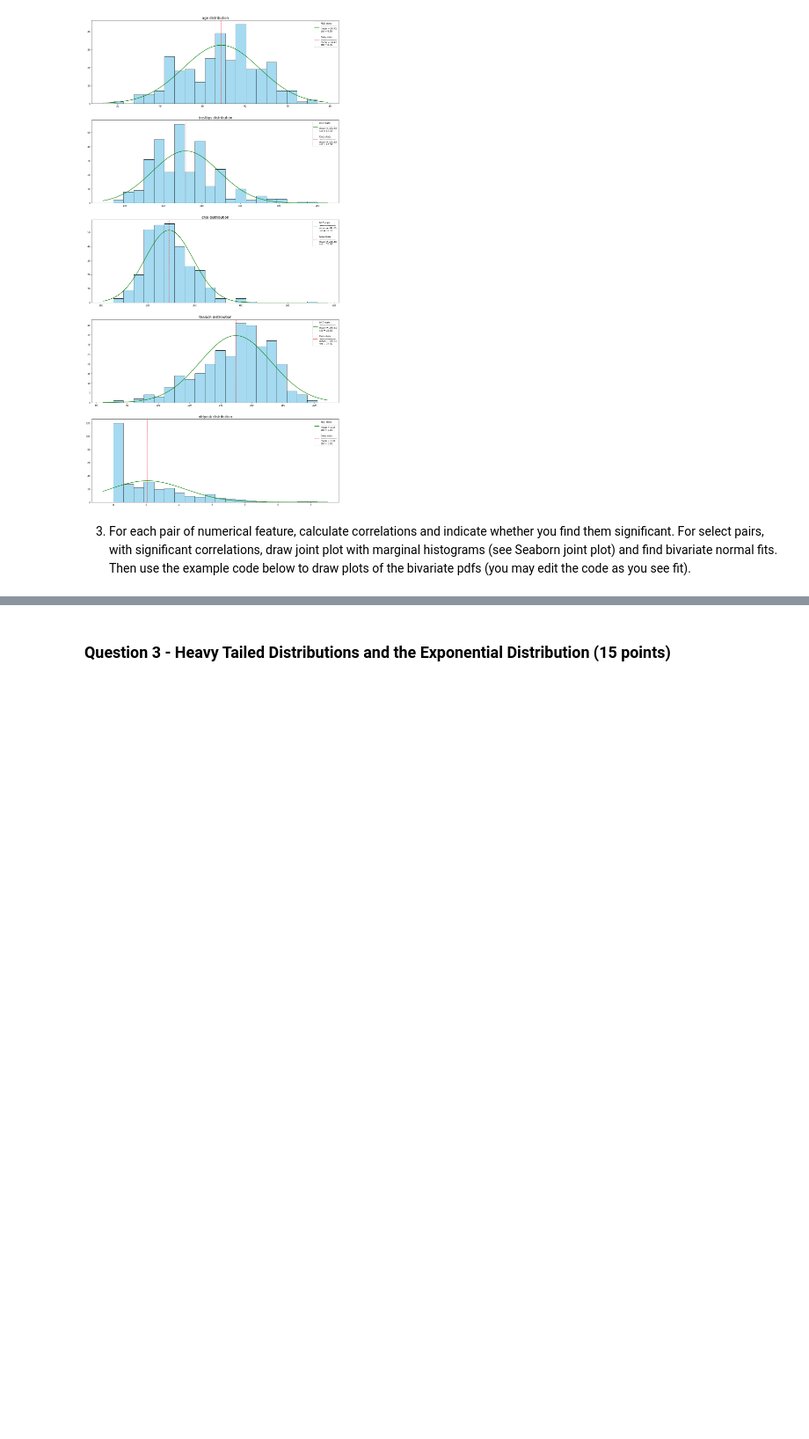
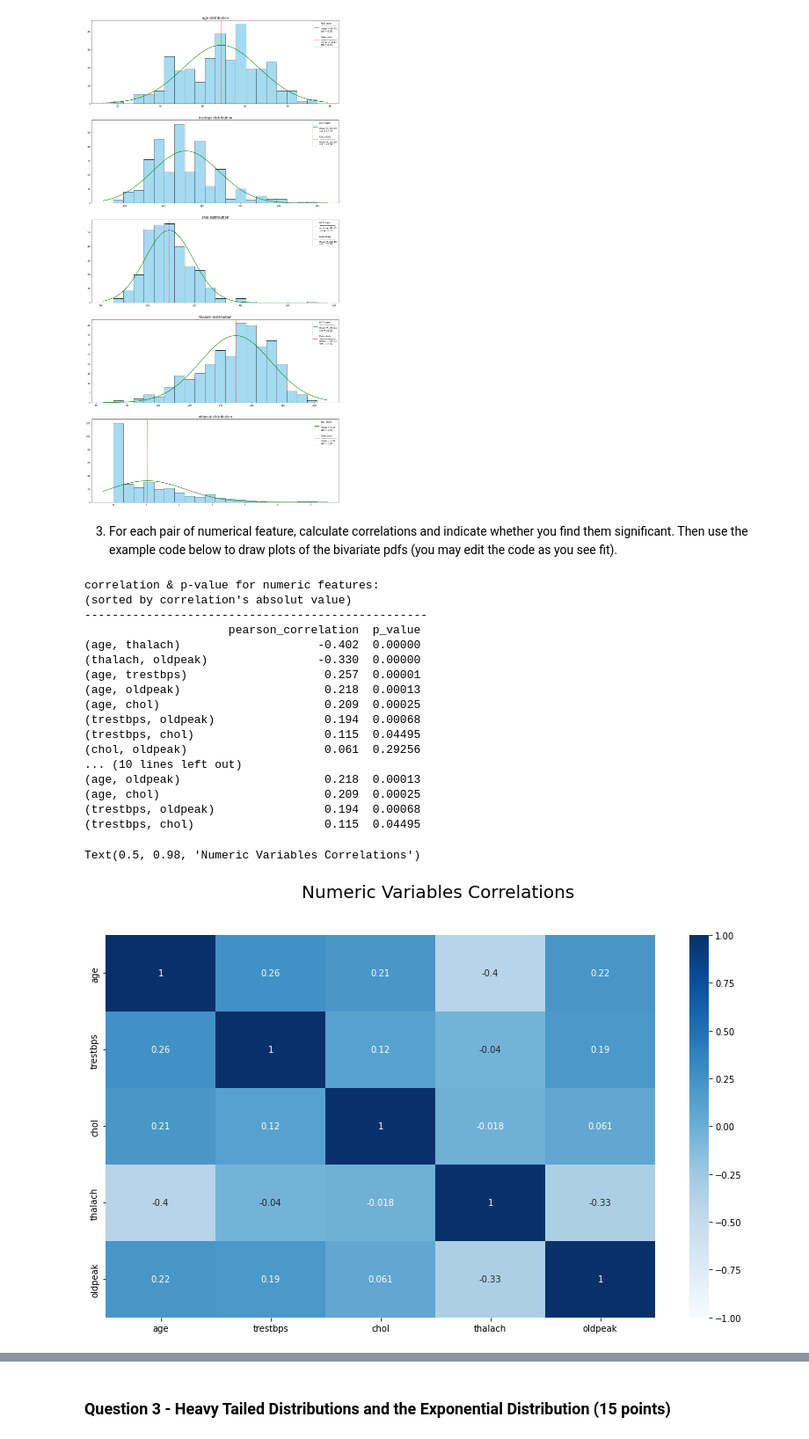
Before and after one commit to Omergral/Statistics_DataAnalysis_Msc, a Jupyter notebook: HW/HW3/HW3.ipynb, the cells around one changed output, grey strips where cells are left out. Shown at 88% size. Drawn from its saved outputs; the diff is of its cells as text; code cells hidden in the pictures; blank space fills up the shorter version.

```diff
--- a/HW/HW3/HW3.ipynb
+++ b/HW/HW3/HW3.ipynb
@@ -301,4 +309,48 @@ for idx, feature in enumerate(numerical_features):
 # %% [output]
 [figure]
 # %% [markdown]
-3. For each pair of numerical feature, calculate correlations and indicate whether you find them significant. For select pairs, with significant correlations, draw joint plot with marginal histograms (see Seaborn joint plot) and find bivariate normal fits. Then use the example code below to draw plots of the bivariate pdfs (you may edit the code as you see fit).
+3. For each pair of numerical feature, calculate correlations and indicate whether you find them significant. Then use the example code below to draw plots of the bivariate pdfs (you may edit the code as you see fit).
+# %%
+# print(f"Pearson Correlation:\n{df[numerical_features].corr()}")  # uncomment to see correlation matrix
+# print(f"\nP-Value:\n{df[numerical_features].corr(method=lambda x, y: pearsonr(x, y)[1])}")  # uncomment to see p-value matrix
+
+
+corr_matrix = df[numerical_features].corr()
+corr_dict = {}
+p_value_dict = {}
+for x, y in corr_matrix.unstack().keys():
+    if x != y:
+        if not ((x,y) in corr_dict.keys() or (y,x) in corr_dict.keys()):
+            corr_dict[(x,y)] = round(corr_matrix.unstack()[(x,y)], 3)
+            p_value_dict[(x,y)] = round(df[numerical_features].corr(method=lambda x, y: pearsonr(x, y)[1]).unstack()[(x,y)], 5)
+
+cor_pvalue_df = pd.concat((pd.DataFrame.from_dict(corr_dict, orient='index', columns=['pearson_correlation']), \
+                            pd.DataFrame.from_dict(p_value_dict, orient='index', columns=['p_value'])), axis=1).sort_values(by='pearson_correlation', key=pd.Series.abs, ascending=False)
+
+significant_df = cor_pvalue_df[cor_pvalue_df['p_value'] < 0.05]
+
+print(f"\ncorrelation & p-value for numeric features:\n(sorted by correlation's absolut value)\n{'-'*50}\n{cor_pvalue_df}")
+print(f"\nsignificant correlations:\n(sorted by correlation's absolut value)\n{'-'*50}\n{significant_df}")
+fig, axes = plt.subplots(1,1, figsize=(14,8))
+sns.heatmap(df[numerical_features].corr(), annot=True, cmap='Blues', ax=axes, vmin=-1, vmax=1)
+fig.suptitle('Numeric Variables Correlations', fontsize=20)
+# %% [output]
+correlation & p-value for numeric features:
+(sorted by correlation's absolut value)
+--------------------------------------------------
+                     pearson_correlation  p_value
+(age, thalach)                    -0.402  0.00000
+(thalach, oldpeak)                -0.330  0.00000
+(age, trestbps)                    0.257  0.00001
+(age, oldpeak)                     0.218  0.00013
+(age, chol)                        0.209  0.00025
+(trestbps, oldpeak)                0.194  0.00068
+(trestbps, chol)                   0.115  0.04495
+(chol, oldpeak)                    0.061  0.29256
+... (10 lines left out)
+(age, oldpeak)                     0.218  0.00013
+(age, chol)                        0.209  0.00025
+(trestbps, oldpeak)                0.194  0.00068
+(trestbps, chol)                   0.115  0.04495
+Text(0.5, 0.98, 'Numeric Variables Correlations')
+[figure, added]
```
Also changed, not shown: parts of 11 cells of this notebook.
